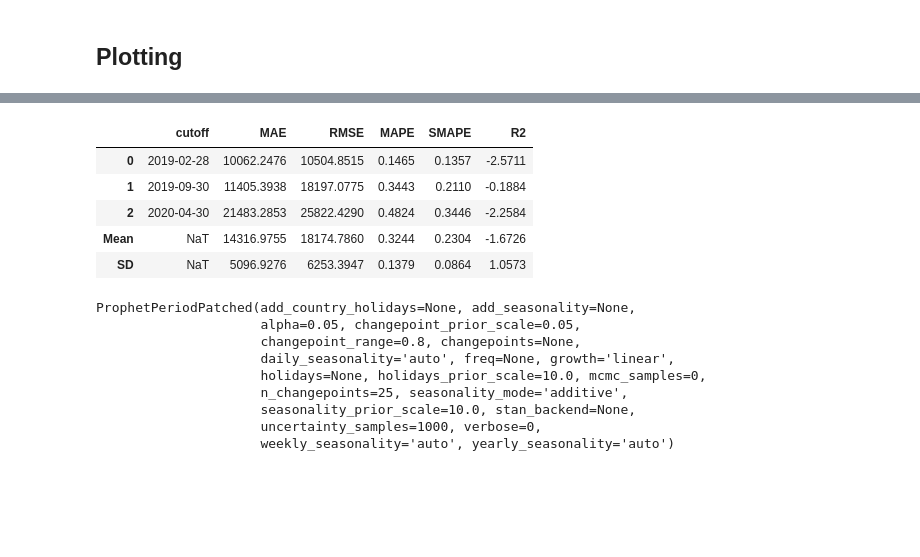
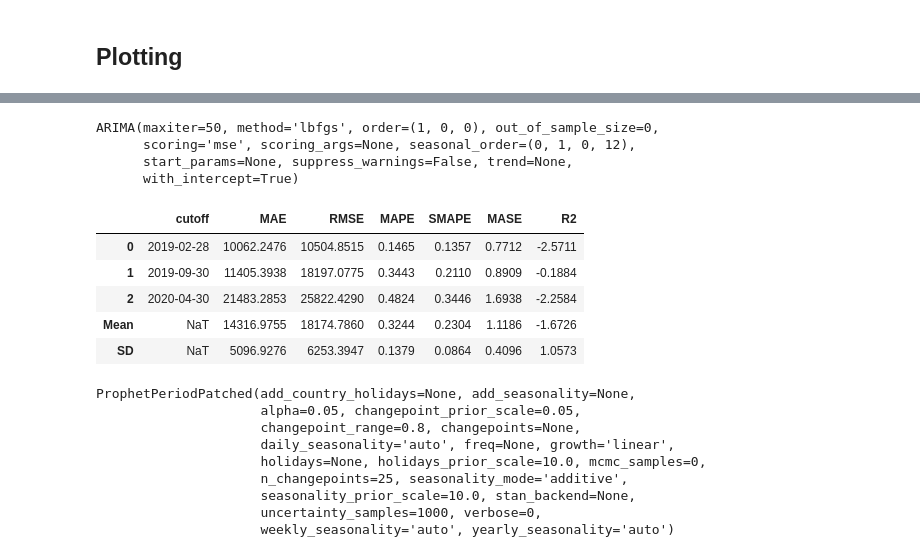
Before and after one commit to GautamKanagaraj/m_tech, a Jupyter notebook: Models/Pycaret.ipynb, the cells around one changed output, grey strips where cells are left out. Cells and saved outputs as stored; diff of their text form; code cells hidden in the pictures; blank space fills up the shorter version.

Commit message:
Adding NEW models and sample datasets - Midterm

```diff
--- a/Models/Pycaret.ipynb
+++ b/Models/Pycaret.ipynb
@@ -237,14 +273,22 @@ best = exp.compare_models()
+# %%
+#Best model parameters
+best
+# %% [output]
+ARIMA(maxiter=50, method='lbfgs', order=(1, 0, 0), out_of_sample_size=0,
+      scoring='mse', scoring_args=None, seasonal_order=(0, 1, 0, 12),
+      start_params=None, suppress_warnings=False, trend=None,
+      with_intercept=True)
 # %%
 # create fbprophet model
-prophet = create_model('prophet')
+prophet = exp.create_model('prophet')
 print(prophet)
 # %% [output]
-|  | cutoff | MAE | RMSE | MAPE | SMAPE | R2 |
-| 0 | 2019-02-28 | 10062.2476 | 10504.8515 | 0.1465 | 0.1357 | -2.5711 |
-| 1 | 2019-09-30 | 11405.3938 | 18197.0775 | 0.3443 | 0.2110 | -0.1884 |
-| 2 | 2020-04-30 | 21483.2853 | 25822.4290 | 0.4824 | 0.3446 | -2.2584 |
-| Mean | NaT | 14316.9755 | 18174.7860 | 0.3244 | 0.2304 | -1.6726 |
-| SD | NaT | 5096.9276 | 6253.3947 | 0.1379 | 0.0864 | 1.0573 |
+|  | cutoff | MAE | RMSE | MAPE | SMAPE | MASE | R2 |
+| 0 | 2019-02-28 | 10062.2476 | 10504.8515 | 0.1465 | 0.1357 | 0.7712 | -2.5711 |
+| 1 | 2019-09-30 | 11405.3938 | 18197.0775 | 0.3443 | 0.2110 | 0.8909 | -0.1884 |
+| 2 | 2020-04-30 | 21483.2853 | 25822.4290 | 0.4824 | 0.3446 | 1.6938 | -2.2584 |
+| Mean | NaT | 14316.9755 | 18174.7860 | 0.3244 | 0.2304 | 1.1186 | -1.6726 |
+| SD | NaT | 5096.9276 | 6253.3947 | 0.1379 | 0.0864 | 0.4096 | 1.0573 |
 ProphetPeriodPatched(add_country_holidays=None, add_seasonality=None,
                      alpha=0.05, changepoint_prior_scale=0.05,
                      changepoint_range=0.8, changepoints=None,
```
Also changed, not shown: parts of 18 cells of this notebook, 9 other files.
